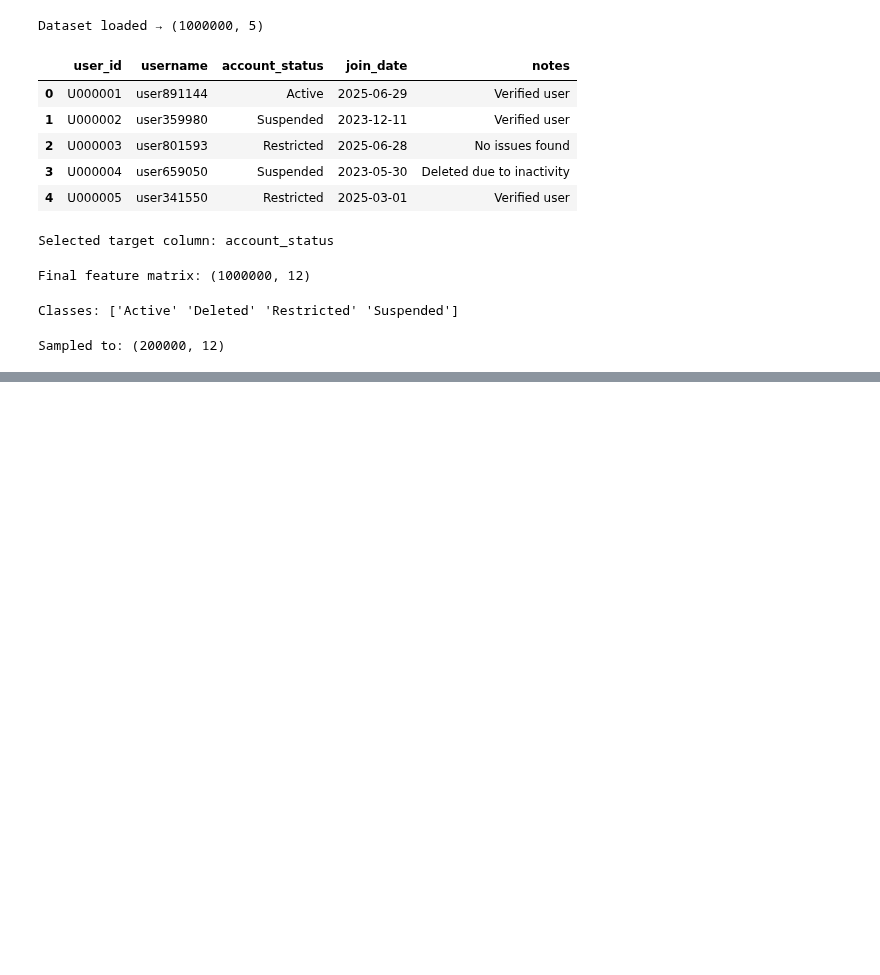
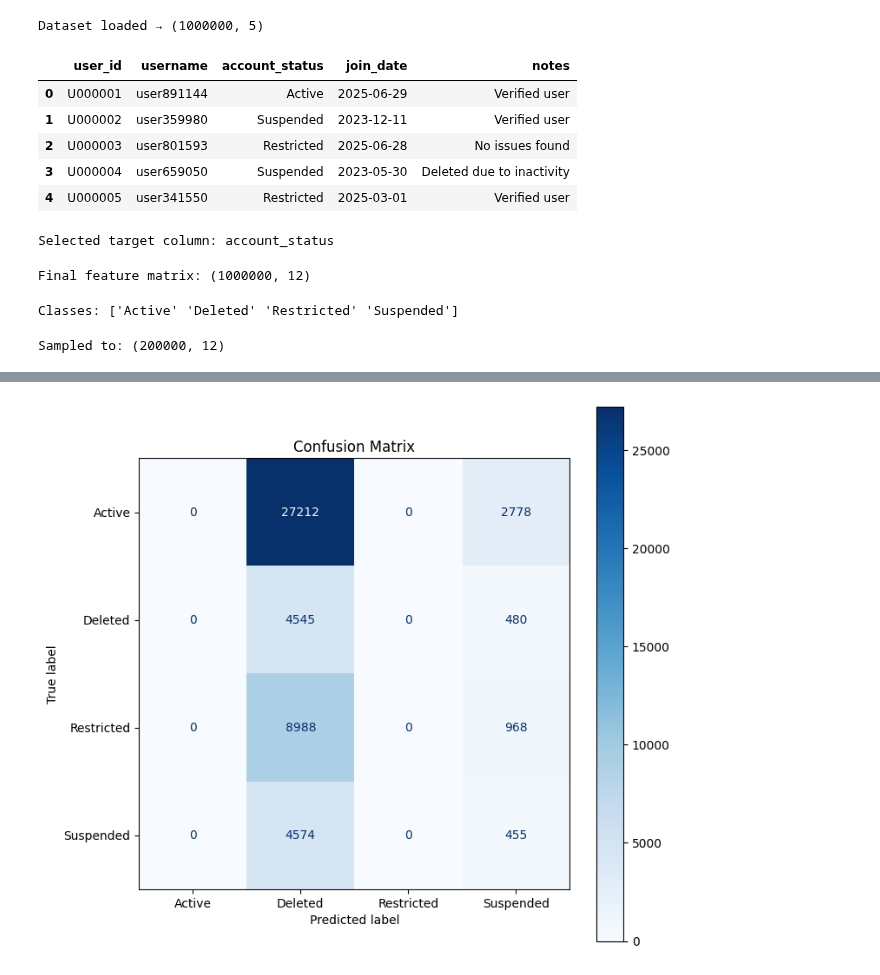
Before and after one commit to Darshan2082002/Machine_learning_projects, a Jupyter notebook: Casestudy2/Digital_jail_Naives_Bayes.ipynb, the cells around one changed output, grey strips where cells are left out. Saved outputs shown, nothing was run; the diff lists cells and outputs as text; code cells hidden in the pictures; blank space fills up the shorter version.

Commit message:
Developing the  image detection and training model

```diff
--- a/Casestudy2/Digital_jail_Naives_Bayes.ipynb
+++ b/Casestudy2/Digital_jail_Naives_Bayes.ipynb
@@ -11,5 +12,5 @@ from sklearn.preprocessing import label_binarize
 # %%
-df = pd.read_csv("D:\Python project\Machine_learning_projects\DigitalJail_Users_1M.csv", low_memory=False)
+df = pd.read_csv("DigitalJail_Users_1M.csv", low_memory=False)
 print("Dataset loaded →", df.shape)
 df.head()
 # %% [output]
@@ -100,5 +101,15 @@ X_train = scaler.fit_transform(X_train)
 X_test = scaler.transform(X_test)
 # %%
 model = GaussianNB()
+unique_classes, counts = np.unique(y_train, return_counts=True)
+total_samples = len(y_train)
+class_frequencies = counts / total_samples
+
+
+inverse_frequencies = 1 / class_frequencies
+normalized_priors = inverse_frequencies / np.sum(inverse_frequencies)
+
+
+model = GaussianNB(priors=normalized_priors)
 model.fit(X_train, y_train)
 # %% [output]
@@ -107,6 +118,16 @@ GaussianNB()
 y_pred = model.predict(X_test)
 y_prob = model.predict_proba(X_test)
 # %%
+import matplotlib.pyplot as plt
+from sklearn.metrics import accuracy_score, precision_score, classification_report, confusion_matrix, ConfusionMatrixDisplay, roc_curve, auc
+from sklearn.preprocessing import label_binarize
+import numpy as np
+
+accuracy = accuracy_score(y_test, y_pred)
+precision = precision_score(y_test, y_pred, average="macro")
+
+
+from sklearn.metrics import f1_score, recall_score
 if n_classes == 2:
     f1 = f1_score(y_test, y_pred)
     recall = recall_score(y_test, y_pred)
@@ -114,6 +135,71 @@ else:
     f1 = f1_score(y_test, y_pred, average="macro")
     recall = recall_score(y_test, y_pred, average="macro")
 
+print(f"Accuracy : {accuracy:.4f}")
+print(f"Precision: {precision:.4f}")
+print(f"Recall   : {recall:.4f}")
 print(f"F1 Score : {f1:.4f}")
-print(f"Recall   : {recall:.4f}")
+
+
+print("\nClassification Report:")
+print(classification_report(y_test, y_pred, target_names=classes))
+
+
+cm = confusion_matrix(y_test, y_pred)
+
+
+disp = ConfusionMatrixDisplay(confusion_matrix=cm, display_labels=classes)
+
+
+fig, ax = plt.subplots(figsize=(8, 8))
+disp.plot(cmap=plt.cm.Blues, ax=ax)
+plt.title("Confusion Matrix")
+plt.show()
+
+
+
+if n_classes == 2:
+
+    fpr, tpr, _ = roc_curve(y_test, y_prob[:, 1])
+    roc_auc = auc(fpr, tpr)
+
+    plt.figure(figsize=(8,6))
+    plt.plot(fpr, tpr, color='darkorange', lw=2, label=f'ROC curve (area = {roc_auc:.3f})')
+    plt.plot([0,1],[0,1],"--")
+    plt.xlabel("False Positive Rate")
+    plt.ylabel("True Positive Rate")
+    plt.title("ROC Curve")
+    plt.legend(loc="lower right")
+    plt.grid(True)
+    plt.show()
+else:
+    y_test_bin = label_binarize(y_test, classes=np.unique(y_test))
+
+    unique_classes = np.unique(y_test)
+    n_unique_classes = len(unique_classes)
+
+    fpr, tpr, roc_auc = {}, {}, {}
+
+    plt.figure(figsize=(10, 8))
+
+    for i in range(n_unique_classes):
+
+        class_label = classes[i] if i < len(classes) else f"Class {unique_classes[i]}"
+
+        fpr[i], tpr[i], _ = roc_curve(y_test_bin[:, i], y_prob[:, i])
+        roc_auc[i] = auc(fpr[i], tpr[i])
+
+        plt.plot(
+            fpr[i], tpr[i],
+            label=f"{class_label} (AUC {roc_auc[i]:.3f})",
+            lw=2
+        )
+
+    plt.plot([0, 1], [0, 1], color='navy', lw=2, linestyle="--", label="Chance")
+    plt.xlabel("False Positive Rate")
+    plt.ylabel("True Positive Rate")
+    plt.title("ROC Curves (Multiclass)")
+    plt.legend(loc="lower right")
+    plt.grid(True)
+    plt.show()
 # %% [output]
@@ -121,0 +222 @@ Recall   : 0.2501
+[figure, added]
```
Also changed, not shown: parts of 6 cells of this notebook, 1 other file.
